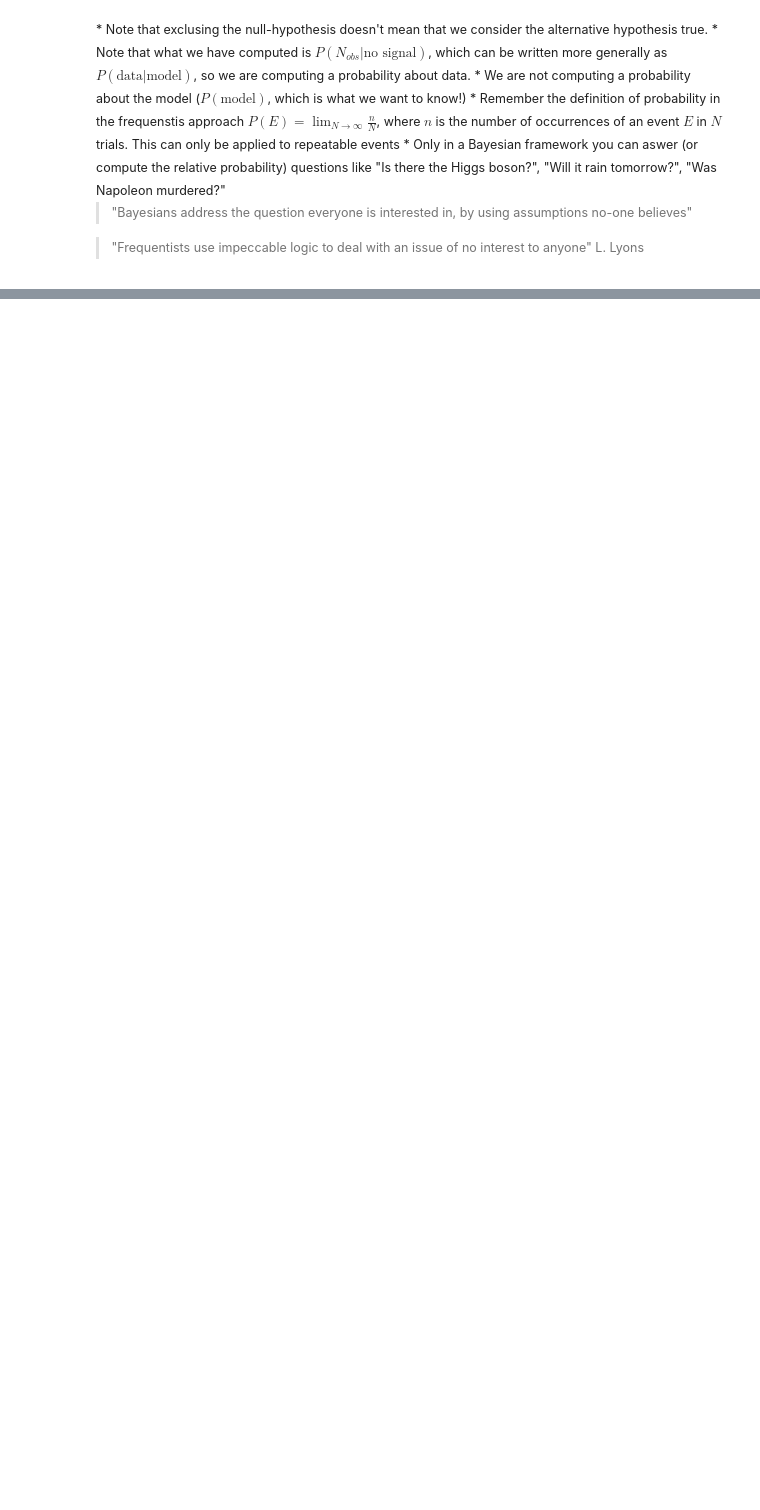
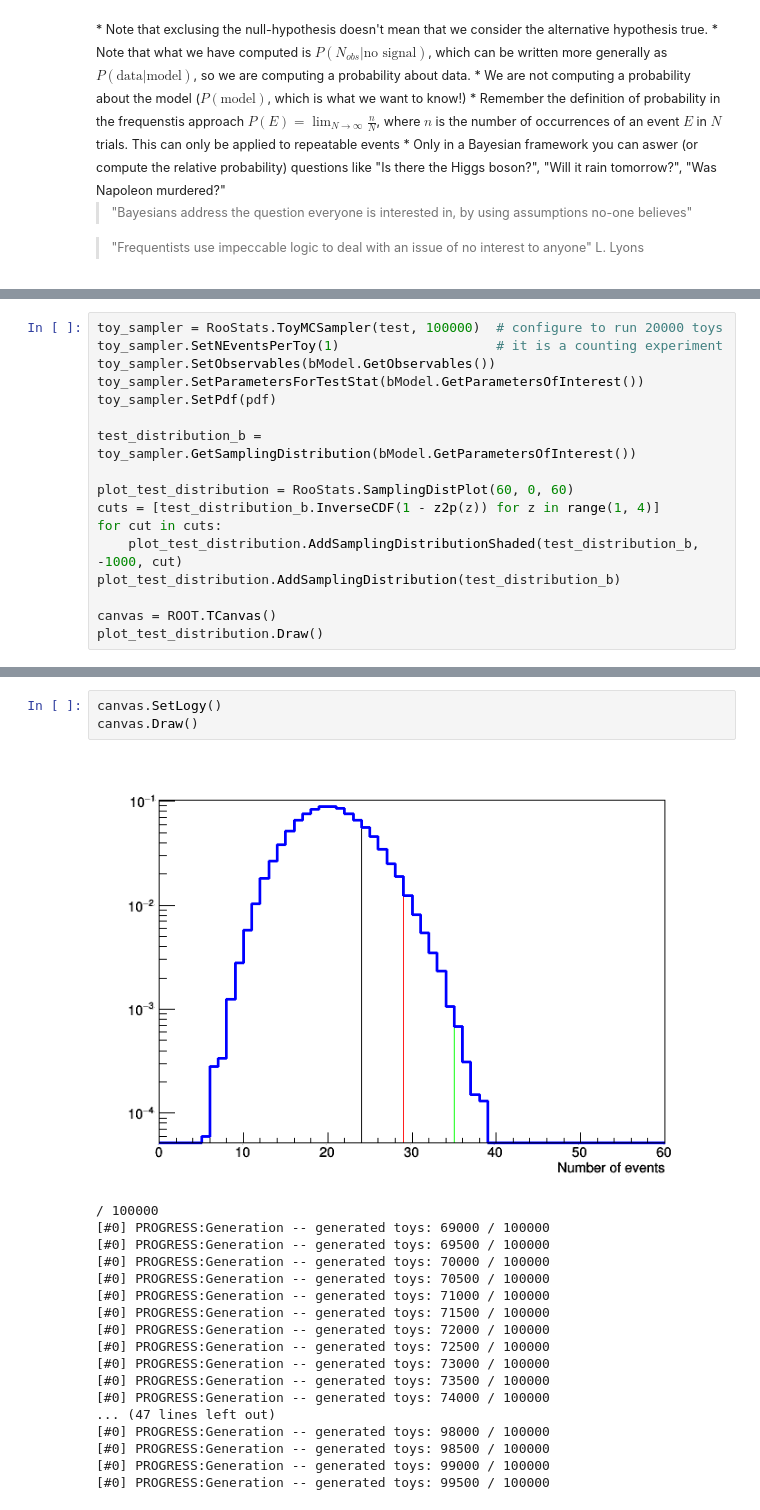
Before and after one commit to wiso/StatisticsLectures, a Jupyter notebook: Lecture1.ipynb, the cells around one changed output, grey strips where cells are left out. Cells and saved outputs as stored; diff of their text form; blank space fills up the shorter version.

```diff
--- a/Lecture1.ipynb
+++ b/Lecture1.ipynb
@@ -356,0 +416,17 @@ plot(pvalue, (sluminosity, 1, 10))
+# %%
+toy_sampler = RooStats.ToyMCSampler(test, 100000)  # configure to run 20000 toys
+toy_sampler.SetNEventsPerToy(1)                    # it is a counting experiment
+toy_sampler.SetObservables(bModel.GetObservables())
+toy_sampler.SetParametersForTestStat(bModel.GetParametersOfInterest())
+toy_sampler.SetPdf(pdf)
+
+test_distribution_b = toy_sampler.GetSamplingDistribution(bModel.GetParametersOfInterest())
+
+plot_test_distribution = RooStats.SamplingDistPlot(60, 0, 60)
+cuts = [test_distribution_b.InverseCDF(1 - z2p(z)) for z in range(1, 4)]
+for cut in cuts:
+    plot_test_distribution.AddSamplingDistributionShaded(test_distribution_b, -1000, cut)
+plot_test_distribution.AddSamplingDistribution(test_distribution_b)
+
+canvas = ROOT.TCanvas()
+plot_test_distribution.Draw()
@@ -356,0 +451,22 @@ plot(pvalue, (sluminosity, 1, 10))
+# %%
+canvas.SetLogy()
+canvas.Draw()
+# %% [output]
+[figure, added]
+/ 100000
+[#0] PROGRESS:Generation -- generated toys: 69000 / 100000
+[#0] PROGRESS:Generation -- generated toys: 69500 / 100000
+[#0] PROGRESS:Generation -- generated toys: 70000 / 100000
+[#0] PROGRESS:Generation -- generated toys: 70500 / 100000
+[#0] PROGRESS:Generation -- generated toys: 71000 / 100000
+[#0] PROGRESS:Generation -- generated toys: 71500 / 100000
+[#0] PROGRESS:Generation -- generated toys: 72000 / 100000
+[#0] PROGRESS:Generation -- generated toys: 72500 / 100000
+[#0] PROGRESS:Generation -- generated toys: 73000 / 100000
+[#0] PROGRESS:Generation -- generated toys: 73500 / 100000
+[#0] PROGRESS:Generation -- generated toys: 74000 / 100000
+... (47 lines left out)
+[#0] PROGRESS:Generation -- generated toys: 98000 / 100000
+[#0] PROGRESS:Generation -- generated toys: 98500 / 100000
+[#0] PROGRESS:Generation -- generated toys: 99000 / 100000
+[#0] PROGRESS:Generation -- generated toys: 99500 / 100000
```
Also changed, not shown: parts of 39 cells of this notebook.
